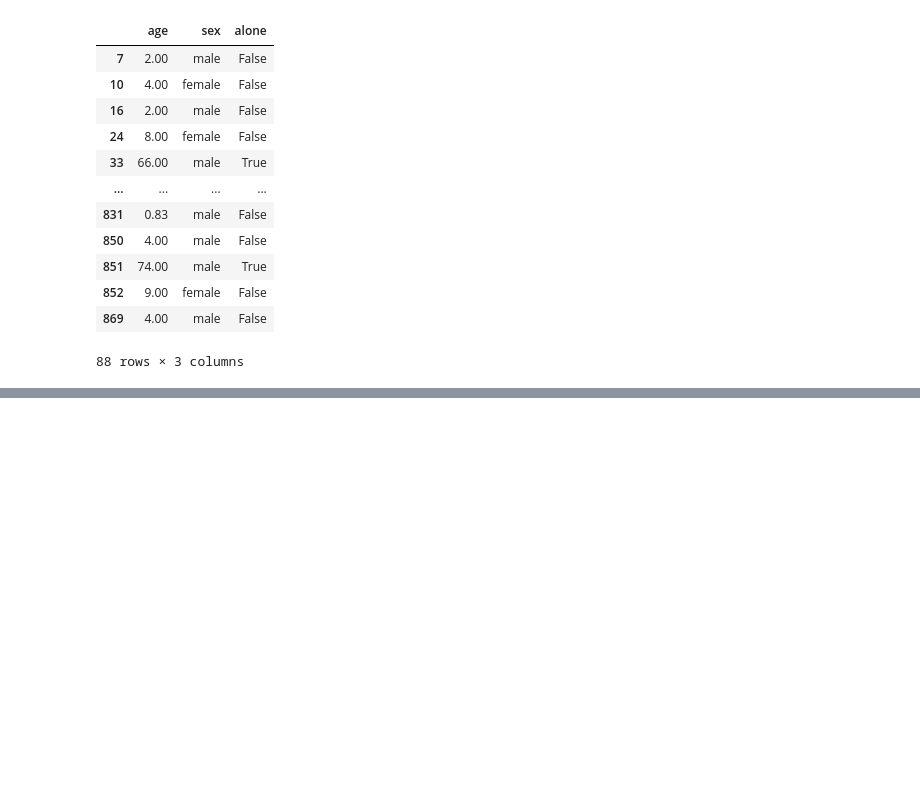
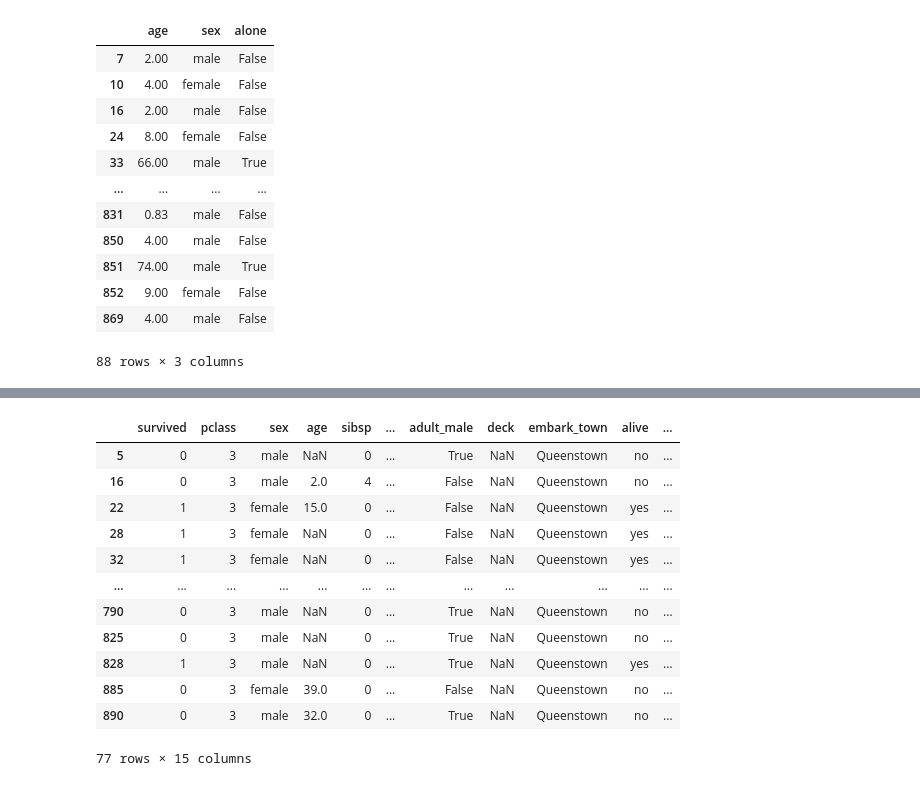
Before and after one commit to himzei/15-data-analyze, a Jupyter notebook: 2-5_필터링.ipynb, the cells around one changed output, grey strips where cells are left out. Saved outputs shown, nothing was run; the diff lists cells and outputs as text; code cells hidden in the pictures; blank space fills up the shorter version.

```diff
--- a/2-5_필터링.ipynb
+++ b/2-5_필터링.ipynb
@@ -121,0 +178,13 @@ df_under10_morethan60
+# %%
+## isin() 매서드 활용
+
+## DF객체.isin(추출 값의 리스트)
+
+import pandas as pd
+import seaborn as sns
+
+titanic = sns.load_dataset("titanic")
+
+pd.set_option("display.max_columns", 10)
+
+titanic.head()
@@ -121,0 +199,21 @@ df_under10_morethan60
+# %%
+mask1 = titanic["embark_town"] == "Southhampton"
+mask2 = titanic["embark_town"] == "Queenstown"
+
+df_boolean = titanic[mask1 | mask2]
+
+df_boolean
+# %% [output]
+|  | survived | pclass | sex | age | sibsp | ... | adult_male | deck | embark_town | alive | ... |
+| 5 | 0 | 3 | male | NaN | 0 | ... | True | NaN | Queenstown | no | ... |
+| 16 | 0 | 3 | male | 2.0 | 4 | ... | False | NaN | Queenstown | no | ... |
+| 22 | 1 | 3 | female | 15.0 | 0 | ... | False | NaN | Queenstown | yes | ... |
+| 28 | 1 | 3 | female | NaN | 0 | ... | False | NaN | Queenstown | yes | ... |
+| 32 | 1 | 3 | female | NaN | 0 | ... | False | NaN | Queenstown | yes | ... |
+| ... | ... | ... | ... | ... | ... | ... | ... | ... | ... | ... | ... |
+| 790 | 0 | 3 | male | NaN | 0 | ... | True | NaN | Queenstown | no | ... |
+| 825 | 0 | 3 | male | NaN | 0 | ... | True | NaN | Queenstown | no | ... |
+| 828 | 1 | 3 | male | NaN | 0 | ... | True | NaN | Queenstown | yes | ... |
+| 885 | 0 | 3 | female | 39.0 | 0 | ... | False | NaN | Queenstown | no | ... |
+| 890 | 0 | 3 | male | 32.0 | 0 | ... | True | NaN | Queenstown | no | ... |
+77 rows × 15 columns
```
Also changed, not shown: parts of 5 cells of this notebook, 1 other file.
